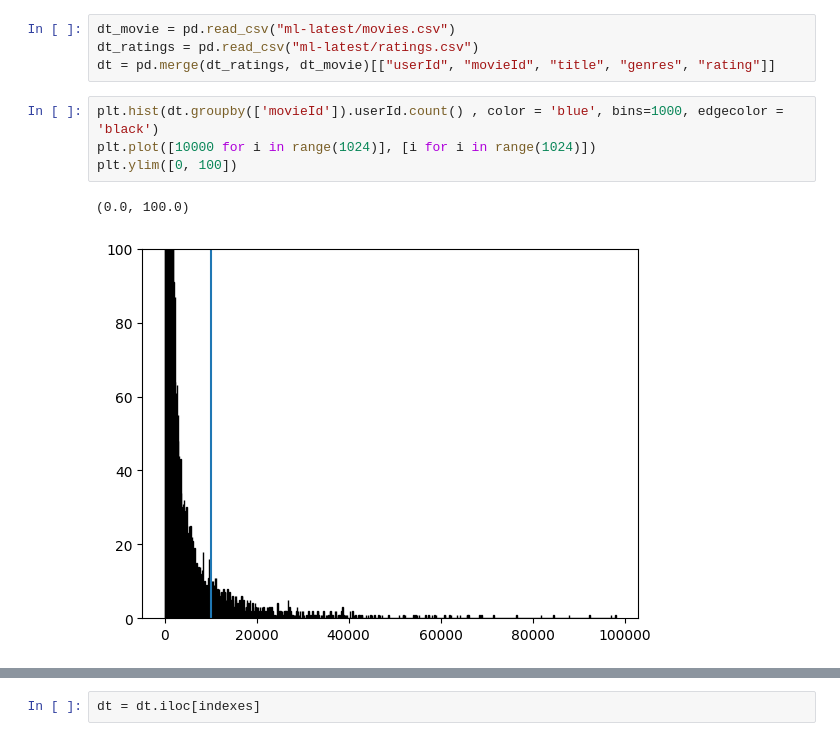
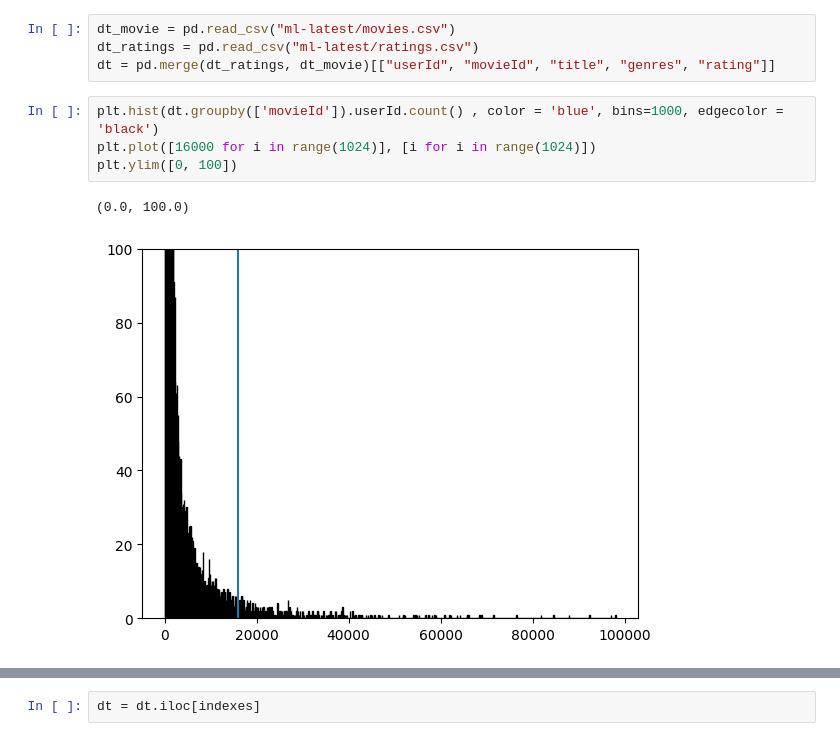
Before and after one commit to Maxon081102/vkIntern, a Jupyter notebook: dataPrepare.ipynb, the cells around one changed output, grey strips where cells are left out. Cells and saved outputs as stored; diff of their text form.

```diff
--- a/dataPrepare.ipynb
+++ b/dataPrepare.ipynb
@@ -15,9 +15,9 @@ dt_ratings = pd.read_csv("ml-latest/ratings.csv")
 dt = pd.merge(dt_ratings, dt_movie)[["userId", "movieId", "title", "genres", "rating"]]
 # %%
 plt.hist(dt.groupby(['movieId']).userId.count() , color = 'blue', bins=1000, edgecolor = 'black')
-plt.plot([10000 for i in range(1024)], [i for i in range(1024)])
+plt.plot([16000 for i in range(1024)], [i for i in range(1024)])
 plt.ylim([0, 100])
 # %% [output]
 (0.0, 100.0)
-[figure, old version]
+[figure, new version]
 # %%
```
Also changed, not shown: parts of 6 cells of this notebook, 3 other files.
